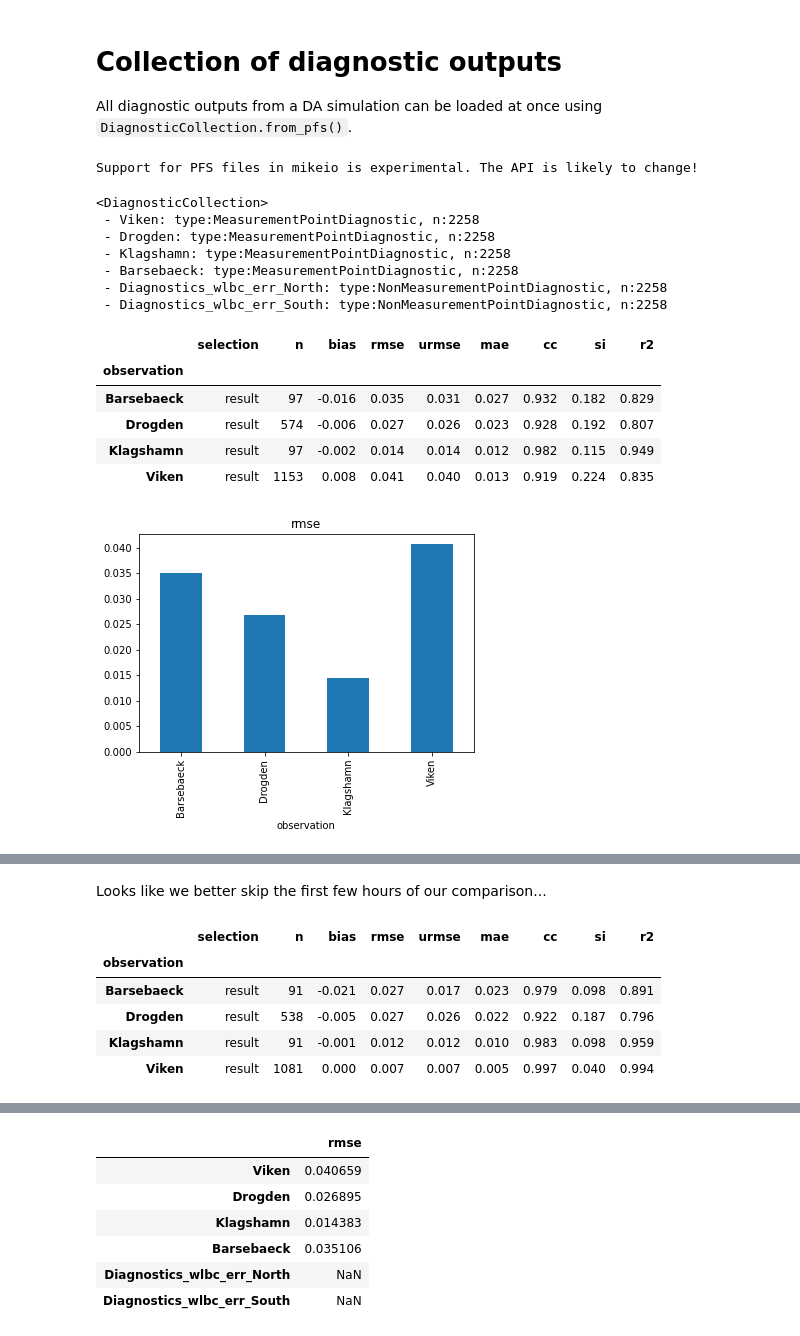
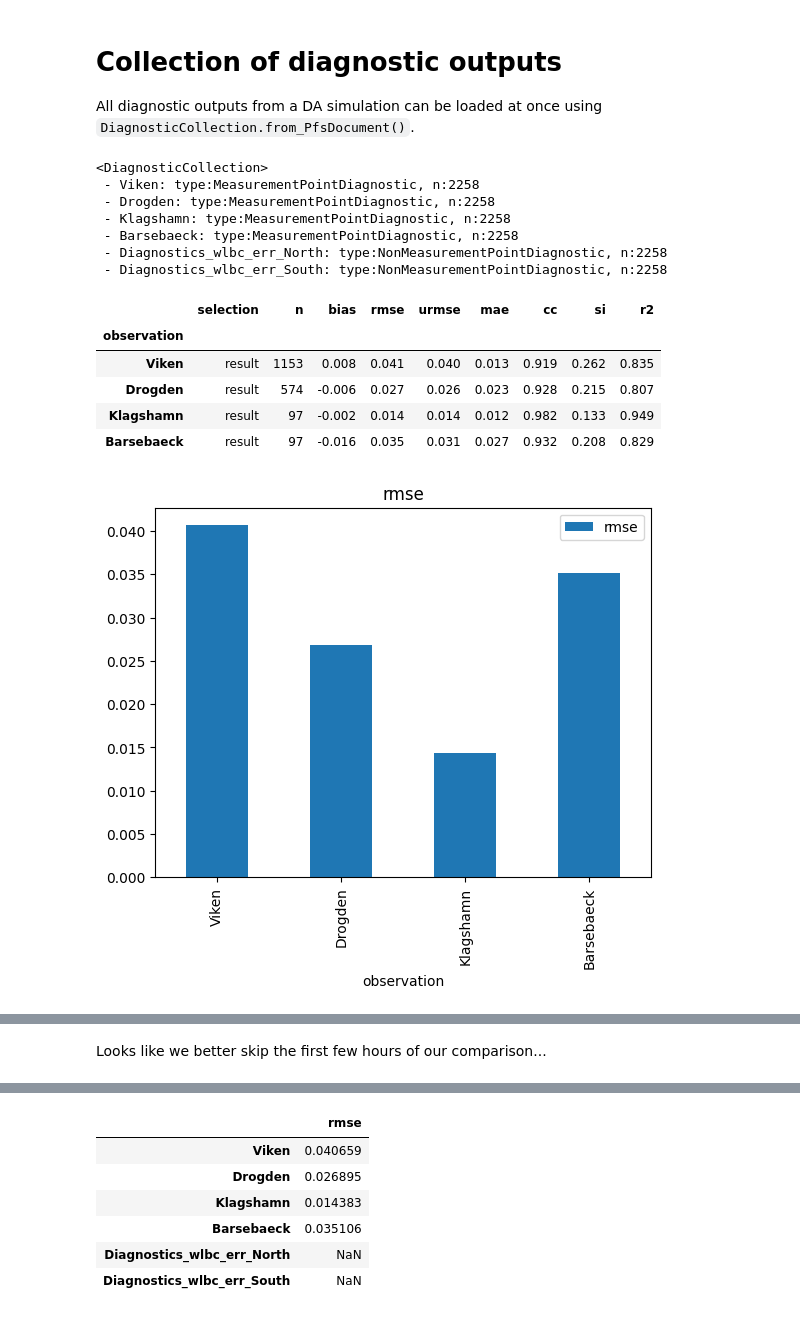
Before and after one commit to DHI/fmdap, a Jupyter notebook: notebooks/Collection_of_diagnostic_outputs.ipynb, the cells around one changed output, grey strips where cells are left out. Saved outputs shown, nothing was run; the diff lists cells and outputs as text; code cells hidden in the pictures.

Commit message:
Update to use recent MIKE IO and ModelSkill

```diff
--- a/notebooks/Collection_of_diagnostic_outputs.ipynb
+++ b/notebooks/Collection_of_diagnostic_outputs.ipynb
@@ -1,4 +1,4 @@
 # %% [markdown]
 # Collection of diagnostic outputs
 
-All diagnostic outputs from a DA simulation can be loaded at once using `DiagnosticCollection.from_pfs()`.
+All diagnostic outputs from a DA simulation can be loaded at once using `DiagnosticCollection.from_PfsDocument()`.
@@ -11,30 +8,29 @@ from fmdap import DiagnosticCollection
 fldr = '../tests/testdata/OresundHD2D_EnKF10/'
 fn = fldr + 'OresundHD2D_EnKF10.m21fm'
 # %%
-dc = DiagnosticCollection.from_pfs(fn, folder=fldr)
+dc = DiagnosticCollection.from_PfsDocument(fn, folder=fldr)
 dc
 # %% [output]
-Support for PFS files in mikeio is experimental. The API is likely to change!
+<DiagnosticCollection>
+ - Viken: type:MeasurementPointDiagnostic, n:2258
+ - Drogden: type:MeasurementPointDiagnostic, n:2258
+ - Klagshamn: type:MeasurementPointDiagnostic, n:2258
+ - Barsebaeck: type:MeasurementPointDiagnostic, n:2258
+ - Diagnostics_wlbc_err_North: type:NonMeasurementPointDiagnostic, n:2258
+ - Diagnostics_wlbc_err_South: type:NonMeasurementPointDiagnostic, n:2258
-<DiagnosticCollection>
- - Viken: type:MeasurementPointDiagnostic, n:2258
- - Drogden: type:MeasurementPointDiagnostic, n:2258
- - Klagshamn: type:MeasurementPointDiagnostic, n:2258
- - Barsebaeck: type:MeasurementPointDiagnostic, n:2258
- - Diagnostics_wlbc_err_North: type:NonMeasurementPointDiagnostic, n:2258
- - Diagnostics_wlbc_err_South: type:NonMeasurementPointDiagnostic, n:2258
 # %%
 dc.result.skill().style()
 # %% [output]
 |  | selection | n | bias | rmse | urmse | mae | cc | si | r2 |
 | observation |  |  |  |  |  |  |  |  |  |
-| Barsebaeck | result | 97 | -0.016 | 0.035 | 0.031 | 0.027 | 0.932 | 0.182 | 0.829 |
-| Drogden | result | 574 | -0.006 | 0.027 | 0.026 | 0.023 | 0.928 | 0.192 | 0.807 |
-| Klagshamn | result | 97 | -0.002 | 0.014 | 0.014 | 0.012 | 0.982 | 0.115 | 0.949 |
-| Viken | result | 1153 | 0.008 | 0.041 | 0.040 | 0.013 | 0.919 | 0.224 | 0.835 |
+| Viken | result | 1153 | 0.008 | 0.041 | 0.040 | 0.013 | 0.919 | 0.262 | 0.835 |
+| Drogden | result | 574 | -0.006 | 0.027 | 0.026 | 0.023 | 0.928 | 0.215 | 0.807 |
+| Klagshamn | result | 97 | -0.002 | 0.014 | 0.014 | 0.012 | 0.982 | 0.133 | 0.949 |
+| Barsebaeck | result | 97 | -0.016 | 0.035 | 0.031 | 0.027 | 0.932 | 0.208 | 0.829 |
 # %%
-dc.result.skill().plot_bar("rmse");
+dc.result.skill().rmse.plot.bar();
 # %% [output]
-[figure, old version]
+[figure, new version]
 # %%
 dc["Viken"].plot();
 # %% [output]
@@ -42,12 +38,6 @@ dc["Viken"].plot();
 # %% [markdown]
 Looks like we better skip the first few hours of our comparison...
 # %%
-dc.result.skill(start="2018-3-4 6:00").style()
+# TODO
+# dc.result.skill(start="2018-3-4 6:00").style()
-# %% [output]
-|  | selection | n | bias | rmse | urmse | mae | cc | si | r2 |
-| observation |  |  |  |  |  |  |  |  |  |
-| Barsebaeck | result | 91 | -0.021 | 0.027 | 0.017 | 0.023 | 0.979 | 0.098 | 0.891 |
-| Drogden | result | 538 | -0.005 | 0.027 | 0.026 | 0.022 | 0.922 | 0.187 | 0.796 |
-| Klagshamn | result | 91 | -0.001 | 0.012 | 0.012 | 0.010 | 0.983 | 0.098 | 0.959 |
-| Viken | result | 1081 | 0.000 | 0.007 | 0.007 | 0.005 | 0.997 | 0.040 | 0.994 |
 # %%
```
Also changed, not shown: parts of 2 cells of this notebook, 14 other files.
